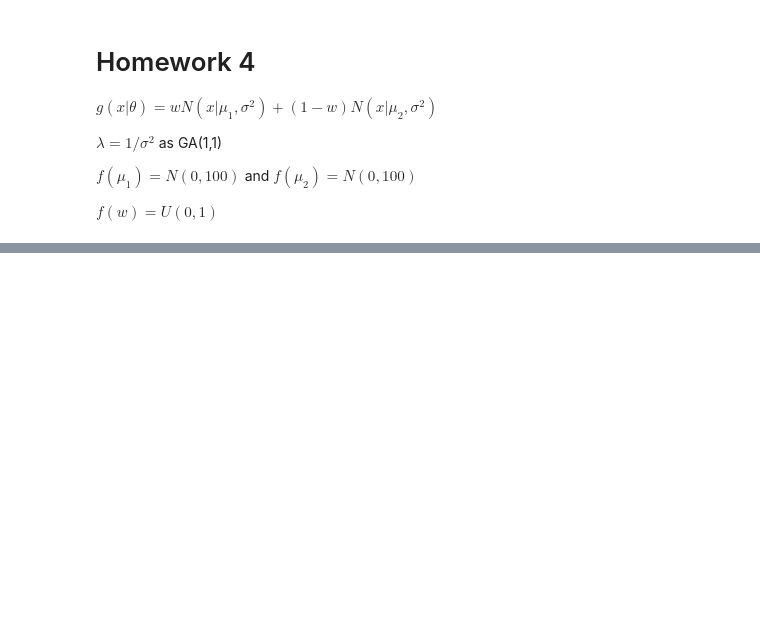
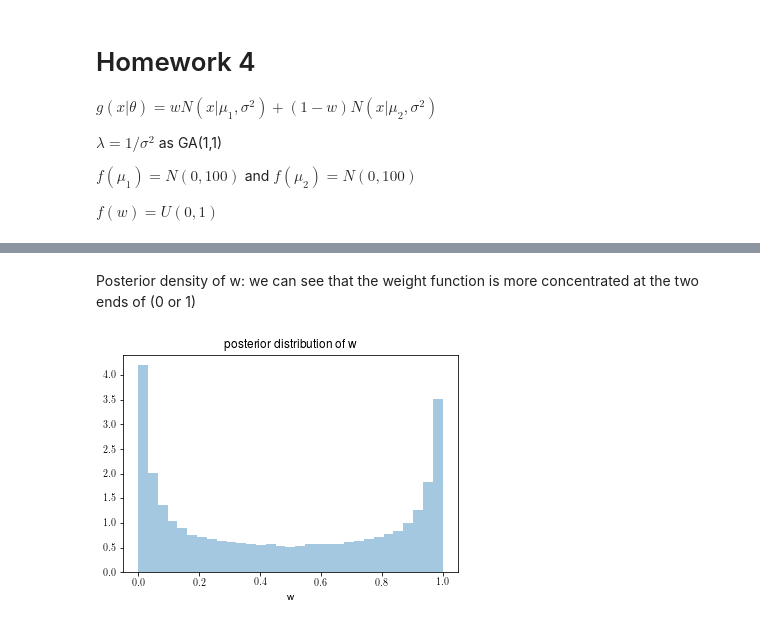
Before and after one commit to west5678/MCMC, a Jupyter notebook: hw4/Homework 4.ipynb, the cells around one changed output, grey strips where cells are left out. Cells and saved outputs as stored; diff of their text form; code cells hidden in the pictures; blank space fills up the shorter version.

```diff
--- a/hw4/Homework 4.ipynb
+++ b/hw4/Homework 4.ipynb
@@ -139,0 +105,8 @@ sns.distplot(sample5)
+# %%
+def draw_mu1(d, lmbda, lmbda0, x):
+    return np.random.normal(lmbda*x[d==1].sum()/(lmbda0+len(x[d==1])*lmbda),
+                            1/np.sqrt(lmbda0+len(x[d==1])*lmbda))
+
+def draw_mu2(d, lmbda, lmbda0, x):
+    return np.random.normal(lmbda*x[d==2].sum()/(lmbda0+len(x[d==2])*lmbda),
+                            1/np.sqrt(lmbda0+len(x[d==2])*lmbda))
@@ -139,0 +192,9 @@ sns.distplot(sample5)
+# %% [markdown]
+Posterior density of w: we can see that the weight function is more concentrated at the two ends of (0 or 1)
+# %%
+sns.distplot(df['w'], kde=False, norm_hist=True)
+plt.title('posterior distribution of w')
+plt.xlabel('w')
+plt.show()
+# %% [output]
+[figure, added]
```
Also changed, not shown: parts of 52 cells of this notebook.
